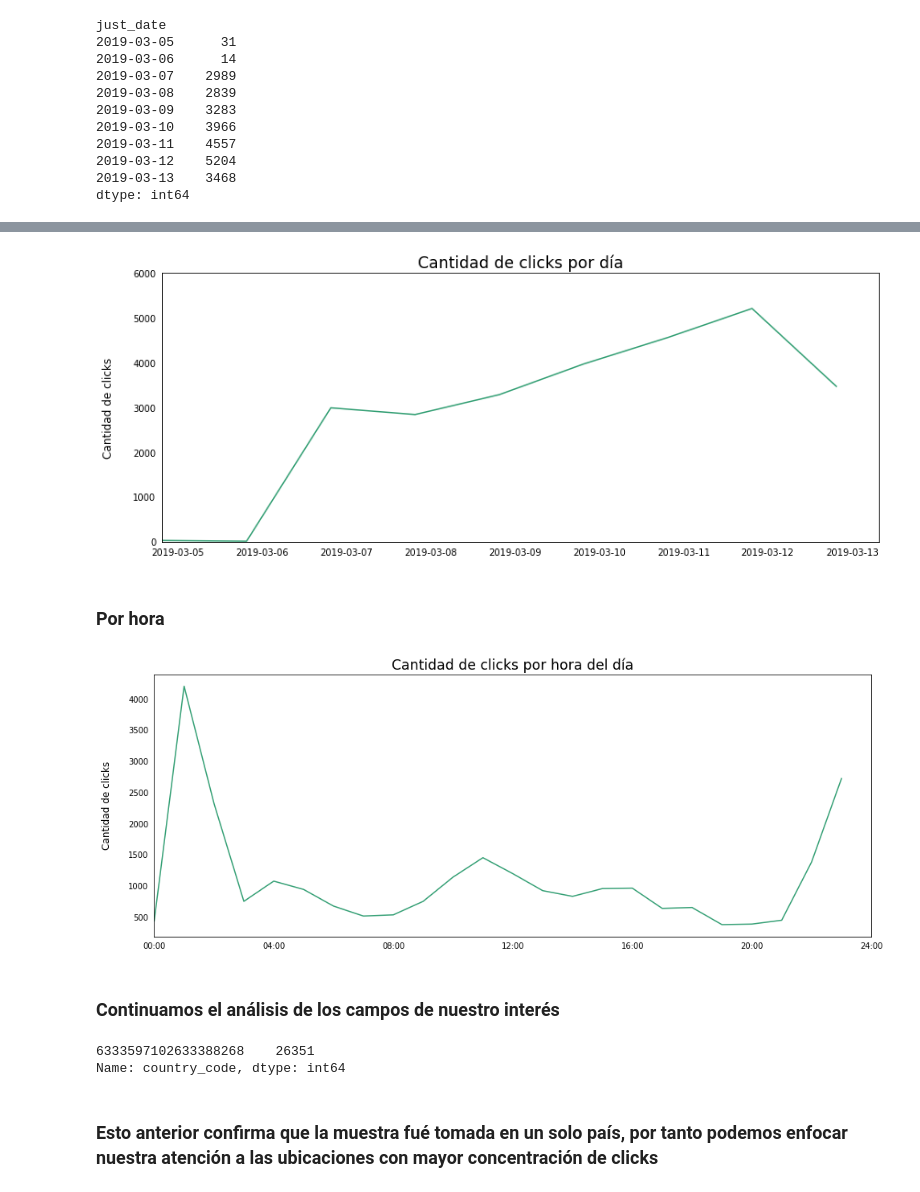
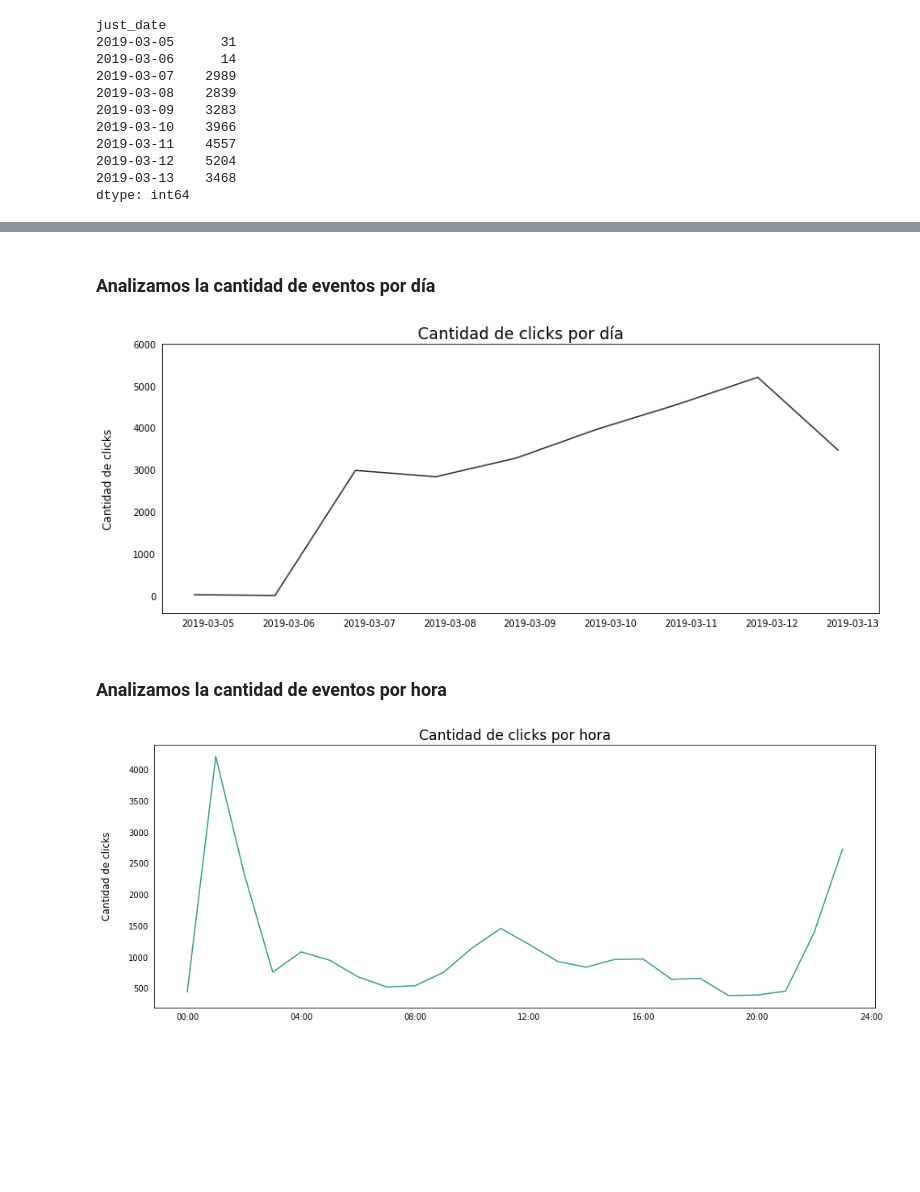
Before and after one commit to nkazlauskas/7506-tp1, a Jupyter notebook: clicks.ipynb, the cells around one changed output, grey strips where cells are left out. Saved outputs shown, nothing was run; the diff lists cells and outputs as text; code cells hidden in the pictures; blank space fills up the shorter version.

```diff
--- a/clicks.ipynb
+++ b/clicks.ipynb
@@ -7,2 +8,2 @@ import seaborn as sns
 # %%
-clicks = pd.read_csv('clicks.csv.gzip', compression='gzip')
+clicks = pd.read_csv('clicks.csv')
@@ -124,6 +94,8 @@ dtype: int64
+# %% [markdown]
+### Analizamos la cantidad de eventos por día
 # %%
 plt.figure(figsize=(14, 6))
-clicks['just_date'].value_counts().plot(color = '#008751', alpha = 0.8)
+clicks['just_date'].value_counts().plot(color = '#000000', alpha = 0.8)
 
 plt.xticks(rotation = 0, ticks = [pd.to_datetime('2019-03-05 12:00:00'), pd.to_datetime('2019-03-06 12:00:00'), pd.to_datetime('2019-03-07 12:00:00'),
                                   pd.to_datetime('2019-03-08 12:00:00'), pd.to_datetime('2019-03-09 12:00:00'), pd.to_datetime('2019-03-10 12:00:00'),
@@ -133,32 +105,21 @@ plt.xticks(rotation = 0, ticks = [pd.to_datetime('2019-03-05 12:00:00'), pd.to_d
 plt.tick_params(top = False, bottom = False, left = False, right = False, labelleft = True, labelbottom = True)
 plt.ylabel('Cantidad de clicks', labelpad = 20, fontsize = 'large')
 plt.title('Cantidad de clicks por día', fontsize = 'xx-large')
-plt.ylim(0, 6000)
-plt.show()
+plt.ylim(-400, 6000)
+plt.show();
 # %% [output]
-[figure, old version]
+[figure, new version]
-# %% [markdown]
-### Por hora
+# %% [markdown]
+### Analizamos la cantidad de eventos por hora
 # %%
 fig = plt.figure(figsize=(16, 6))
 clicks['created'].groupby(clicks['created'].dt.hour).count().plot(kind = 'line', color = '#008751', alpha = 0.8)
 
 plt.xticks(rotation = 0, ticks = [0, 4, 8, 12, 16, 20, 24], labels = ['00:00', '04:00', '08:00', '12:00', '16:00', '20:00', '24:00'], fontsize = 'medium')
 plt.tick_params(top = False, bottom = False, left = False, right = False, labelleft = True, labelbottom = True)
 plt.ylabel('Cantidad de clicks', labelpad = 20, fontsize = 'large')
-plt.title('Cantidad de clicks por hora del día', fontsize = 'xx-large')
+plt.title('Cantidad de clicks por hora', fontsize = 'xx-large')
 plt.xlabel('')
-plt.show()
+plt.show();
 # %% [output]
-[figure, old version]
+[figure, new version]
-# %% [markdown]
-### Continuamos el análisis de los campos de nuestro interés
-# %%
-# internal country code id
-countries = clicks['country_code'].value_counts()
-countries
-# %% [output]
-6333597102633388268    26351
-Name: country_code, dtype: int64
-# %% [markdown]
-### Esto anterior confirma que la muestra fué tomada en un solo país, por tanto podemos enfocar nuestra atención a las ubicaciones con mayor concentración de clicks
```
Also changed, not shown: parts of 43 cells of this notebook.
